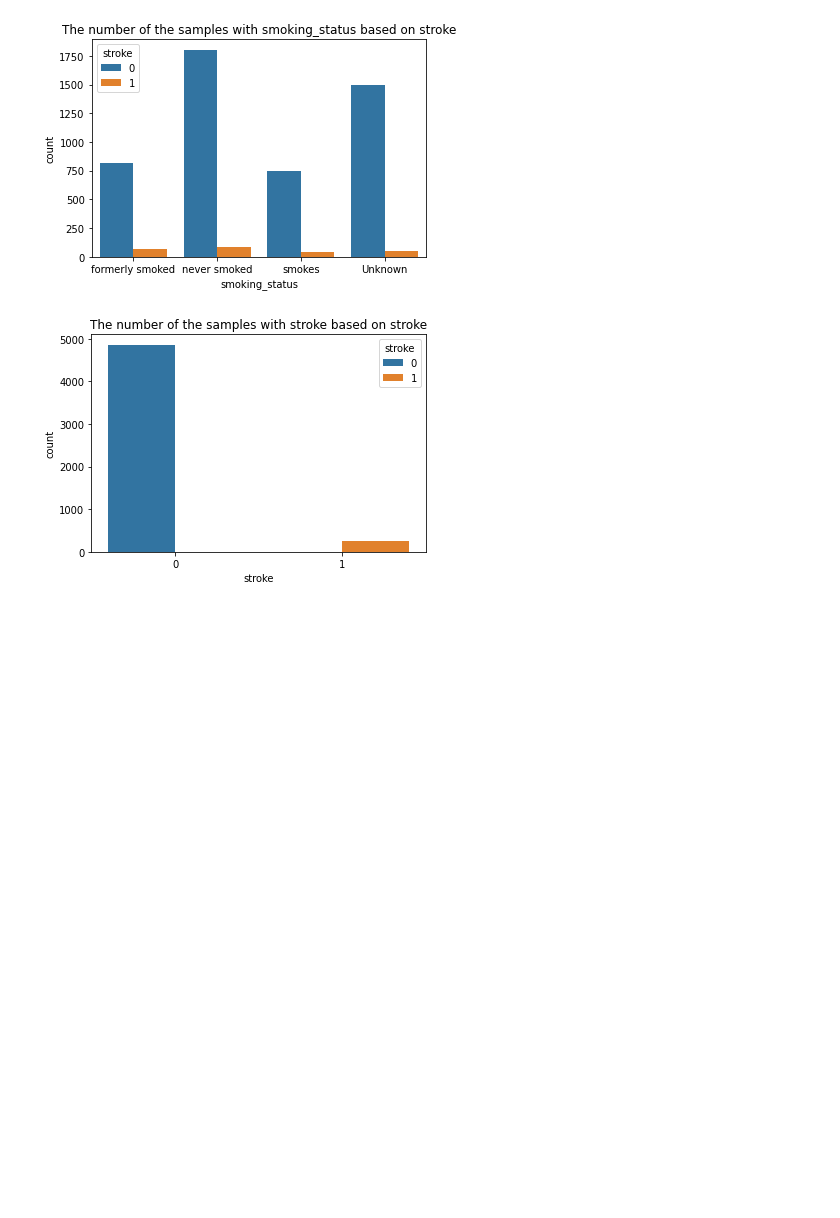
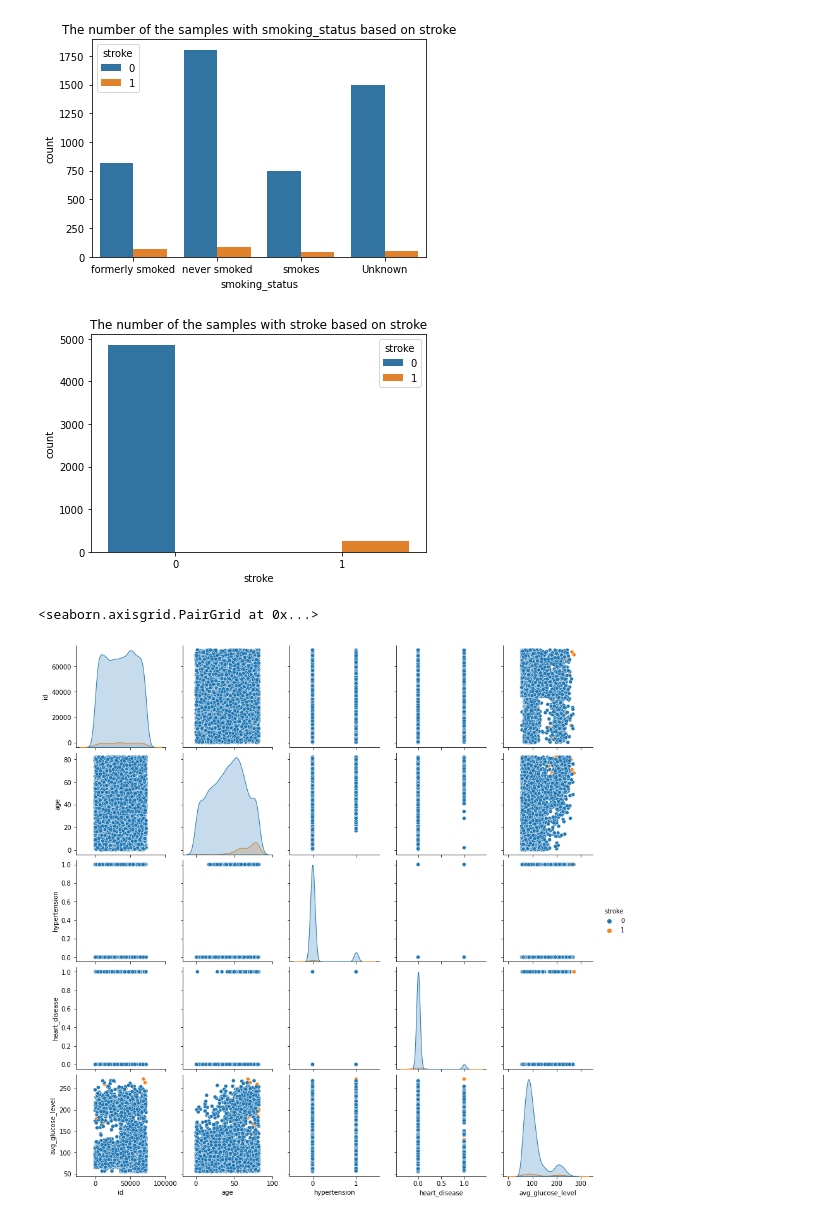
Before and after one commit to BibekRai44/Stroke-Analysis, a Jupyter notebook: stroke-prediction-and-analysis.ipynb, the cells around one changed output. Drawn from its saved outputs; the diff is of its cells as text; code cells hidden in the pictures; blank space fills up the shorter version.

Commit message:
Seaborn pair plot

```diff
--- a/stroke-prediction-and-analysis.ipynb
+++ b/stroke-prediction-and-analysis.ipynb
@@ -459,3 +459,9 @@ for i in df.columns[1:]:
 [figure]
 [figure]
 [figure]
+# %%
+#seaborn pairplot
+sns.pairplot(data=df,hue='stroke')
+# %% [output]
+<seaborn.axisgrid.PairGrid at 0x...>
+[figure, added]
```
